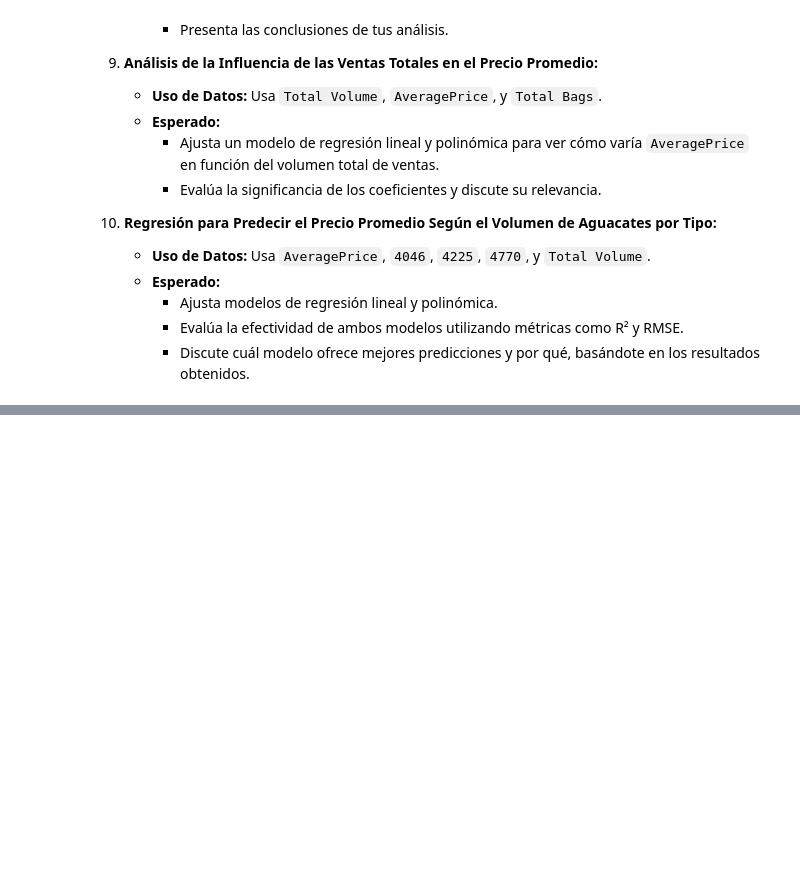
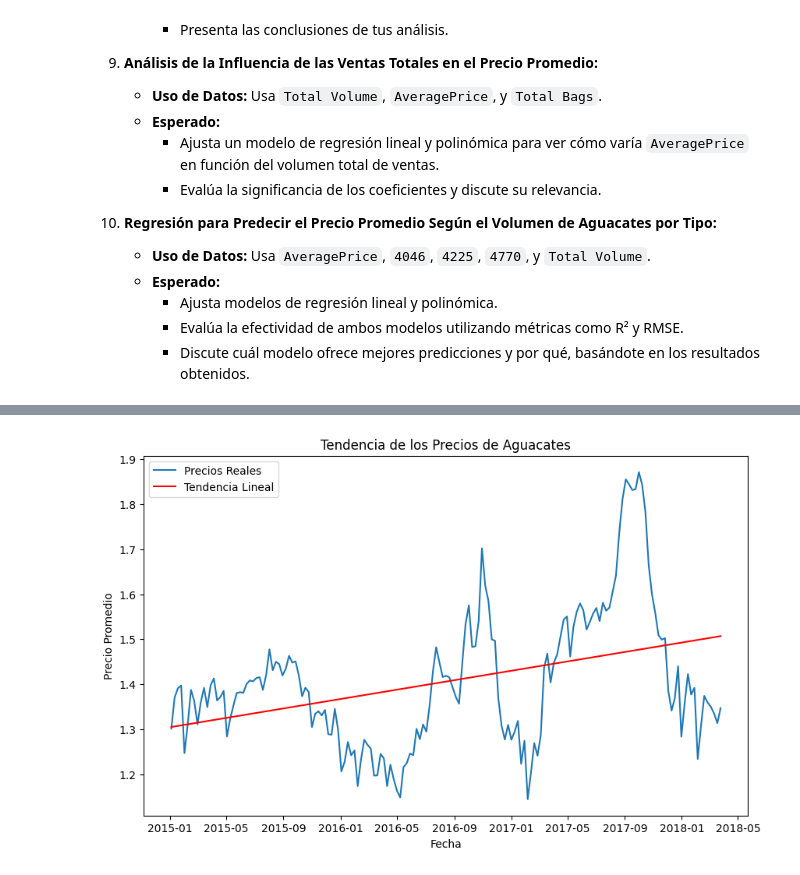
Before and after one commit to Layola27/Proyecto1-IA, a Jupyter notebook: proyectoV2.ipynb, the cells around one changed output, grey strips where cells are left out. Cells and saved outputs as stored; diff of their text form; code cells hidden in the pictures; blank space fills up the shorter version.

```diff
--- a/proyectoV2.ipynb
+++ b/proyectoV2.ipynb
@@ -1327,0 +311,8 @@ Término constante (Polinómica): 1.4643384466882465
+# %%
+import numpy as np
+
+# Crear una variable de tiempo (número de días desde el primer día)
+data_grouped['Time'] = (data_grouped['Date'] - data_grouped['Date'].min()).dt.days
+
+# Verificar las primeras filas con la nueva columna de tiempo
+data_grouped.head()
@@ -1327,0 +326,25 @@ Término constante (Polinómica): 1.4643384466882465
+# %%
+# Calcular los parámetros de la regresión lineal (m, b) usando la fórmula
+X = data_grouped['Time']
+Y = data_grouped['AveragePrice']
+
+# Cálculo de los coeficientes de la recta (pendiente y punto de intersección)
+m = (len(X) * np.sum(X * Y) - np.sum(X) * np.sum(Y)) / (len(X) * np.sum(X**2) - np.sum(X)**2)
+b = (np.sum(Y) - m * np.sum(X)) / len(X)
+
+# Calcular los valores ajustados para la tendencia
+data_grouped['Tendencia'] = m * data_grouped['Time'] + b
+
+# Graficar la tendencia y los datos originales
+import matplotlib.pyplot as plt
+
+plt.figure(figsize=(10,6))
+plt.plot(data_grouped['Date'], data_grouped['AveragePrice'], label='Precios Reales')
+plt.plot(data_grouped['Date'], data_grouped['Tendencia'], label='Tendencia Lineal', color='red')
+plt.title('Tendencia de los Precios de Aguacates')
+plt.xlabel('Fecha')
+plt.ylabel('Precio Promedio')
+plt.legend()
+plt.show()
+# %% [output]
+[figure, added]
```
Also changed, not shown: parts of 48 cells of this notebook.
